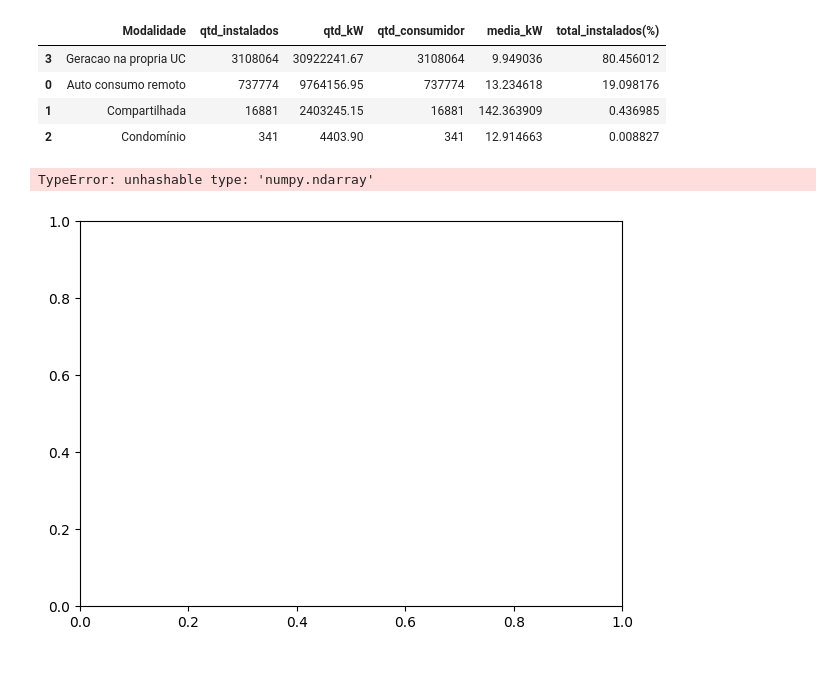
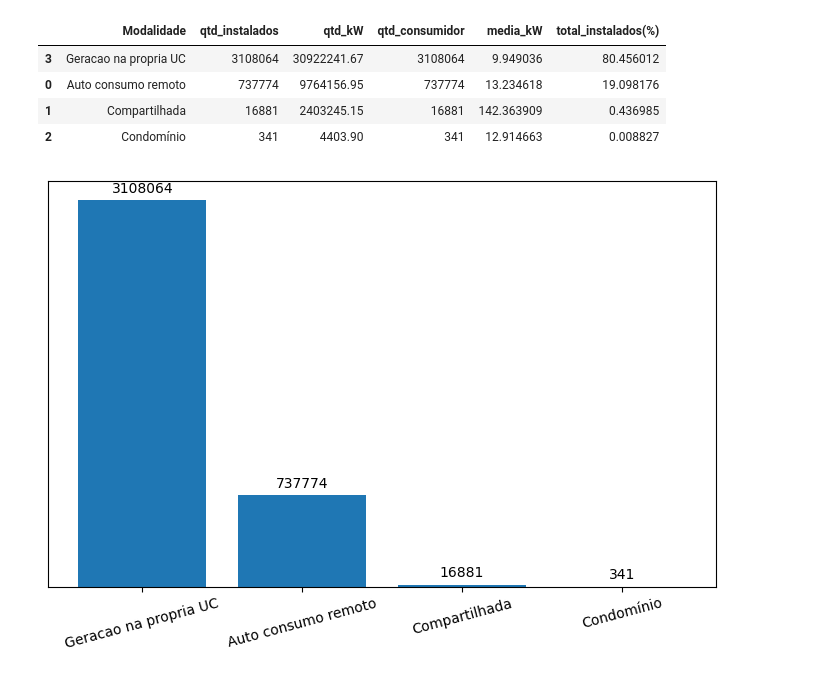
Before and after one commit to lannacassio/Fontes-Renovaveis-Aneel, a Jupyter notebook: Arquivo_Python/analise_aneel.ipynb, the cells around one changed output. Cells and saved outputs as stored; diff of their text form; code cells hidden in the pictures.

```diff
--- a/Arquivo_Python/analise_aneel.ipynb
+++ b/Arquivo_Python/analise_aneel.ipynb
@@ -784,12 +797,11 @@ info
 | 2 | Condomínio | 341 | 4403.90 | 341 | 12.914663 | 0.008827 |
 # %%
 plt.figure(figsize=(7,5))
-bar = plt.bar(info.index, info.values)
+bar = plt.bar(info['Modalidade'], info['qtd_instalados'])
 plt.bar_label(bar, fmt='%.0f', padding=3)
 plt.xticks(rotation=15)
 plt.yticks([])
 plt.tight_layout()
 plt.show()
 # %% [output]
-TypeError: unhashable type: 'numpy.ndarray'
-[figure, old version]
+[figure, new version]
```
Also changed, not shown: parts of 17 cells of this notebook.
